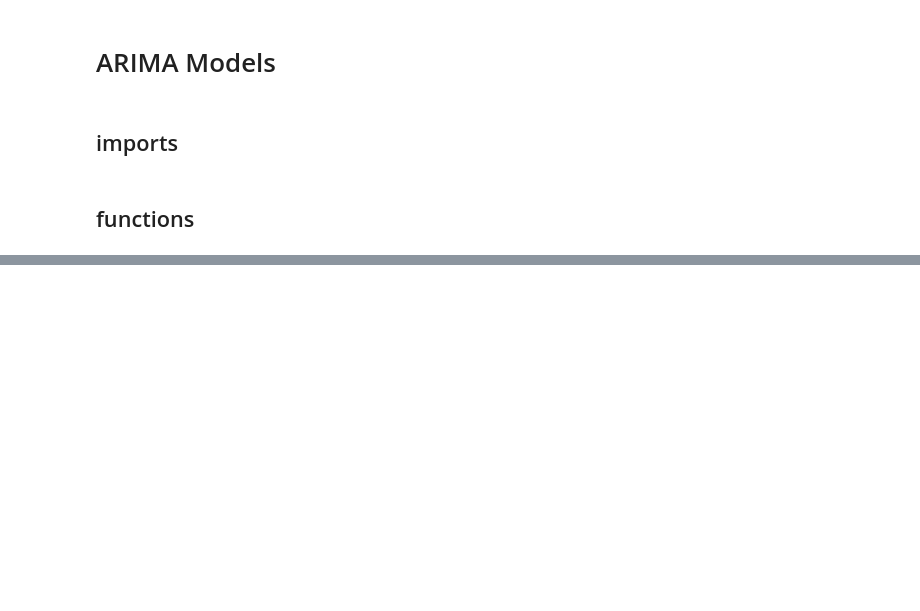
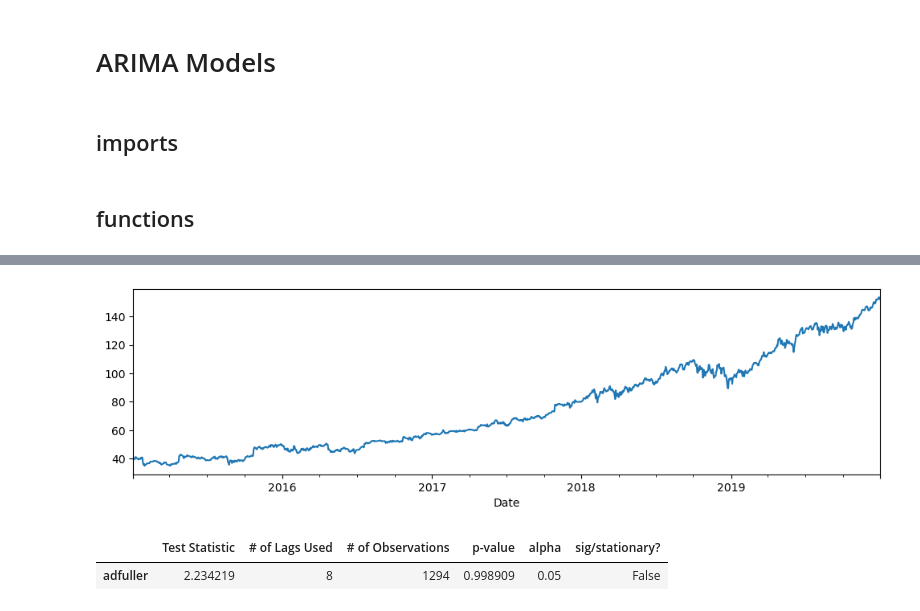
Before and after one commit to EhLeeOod/time-series, a Jupyter notebook: arima-practice.ipynb, the cells around one changed output, grey strips where cells are left out. Cells and saved outputs as stored; diff of their text form; code cells hidden in the pictures; blank space fills up the shorter version.

```diff
--- a/arima-practice.ipynb
+++ b/arima-practice.ipynb
@@ -156,0 +180,4 @@ ts.plot()
+# %%
+# Resample for business day with 'B'
+ts = ts.resample('B').asfreq()
+ts
@@ -156,0 +225,12 @@ ts.plot()
+# %%
+# forward fill NaNs because stock market does not change over holidays
+ts = ts.fillna(method='ffill')
+ts.plot();
+# %% [output]
+[figure, added]
+# %%
+# Testing the raw data for stationarity
+get_adfuller_results(ts)
+# %% [output]
+|  | Test Statistic | # of Lags Used | # of Observations | p-value | alpha | sig/stationary? |
+| adfuller | 2.234219 | 8 | 1294 | 0.998909 | 0.05 | False |
```
Also changed, not shown: parts of 20 cells of this notebook.
